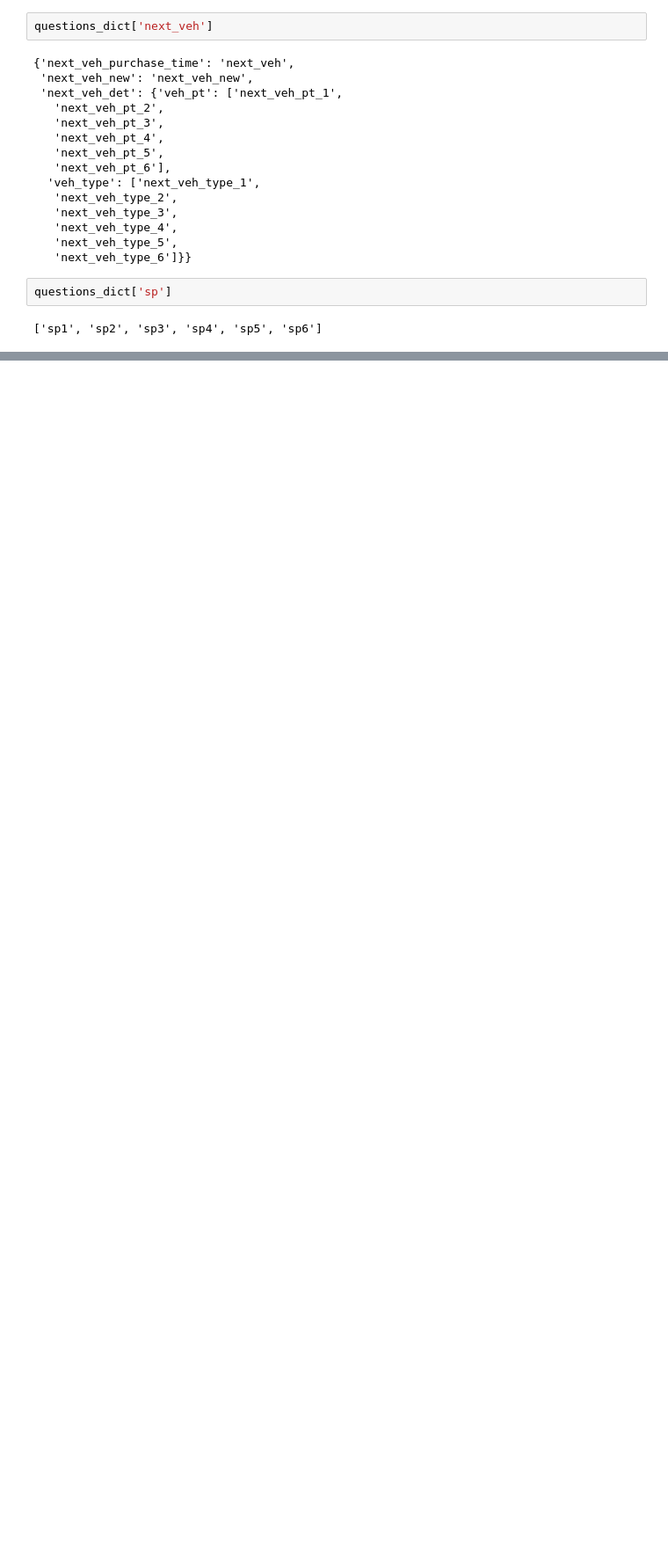
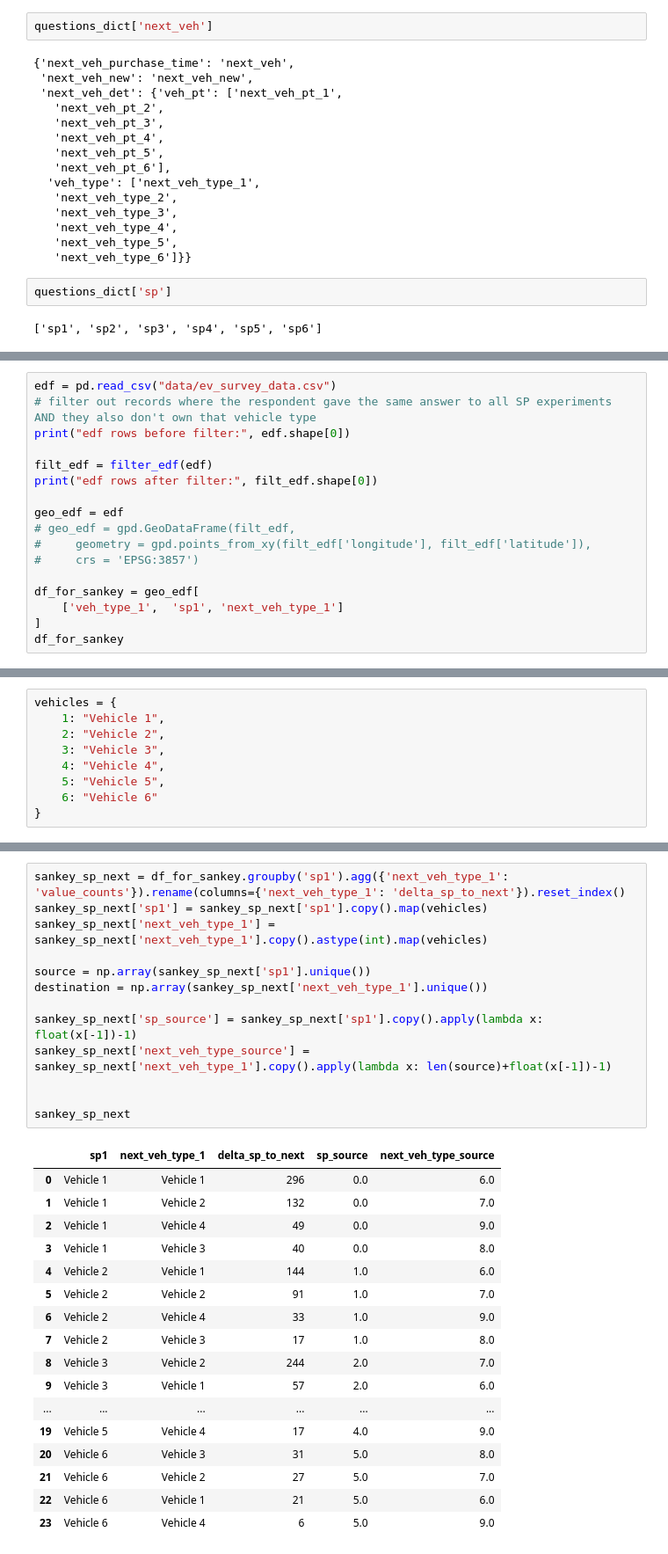
Before and after one commit to itssagunkarki/EV, a Jupyter notebook: test.ipynb, the cells around one changed output, grey strips where cells are left out. Shown at 88% size. Saved outputs shown, nothing was run; the diff lists cells and outputs as text; blank space fills up the shorter version.

Commit message:
sankey

```diff
--- a/test.ipynb
+++ b/test.ipynb
@@ -749,0 +736,17 @@ fig.show()
+# %%
+edf = pd.read_csv("data/ev_survey_data.csv")
+# filter out records where the respondent gave the same answer to all SP experiments AND they also don't own that vehicle type
+print("edf rows before filter:", edf.shape[0])
+
+filt_edf = filter_edf(edf)
+print("edf rows after filter:", filt_edf.shape[0])
+
+geo_edf = edf
+# geo_edf = gpd.GeoDataFrame(filt_edf,
+#     geometry = gpd.points_from_xy(filt_edf['longitude'], filt_edf['latitude']),
+#     crs = 'EPSG:3857')
+
+df_for_sankey = geo_edf[
+    ['veh_type_1',  'sp1', 'next_veh_type_1']
+]
+df_for_sankey
@@ -749,0 +769,9 @@ fig.show()
+# %%
+vehicles = {
+    1: "Vehicle 1",
+    2: "Vehicle 2",
+    3: "Vehicle 3",
+    4: "Vehicle 4",
+    5: "Vehicle 5",
+    6: "Vehicle 6"
+}
@@ -749,0 +800,31 @@ fig.show()
+# %%
+sankey_sp_next = df_for_sankey.groupby('sp1').agg({'next_veh_type_1': 'value_counts'}).rename(columns={'next_veh_type_1': 'delta_sp_to_next'}).reset_index()
+sankey_sp_next['sp1'] = sankey_sp_next['sp1'].copy().map(vehicles)
+sankey_sp_next['next_veh_type_1'] = sankey_sp_next['next_veh_type_1'].copy().astype(int).map(vehicles)
+
+source = np.array(sankey_sp_next['sp1'].unique())
+destination = np.array(sankey_sp_next['next_veh_type_1'].unique())
+
+sankey_sp_next['sp_source'] = sankey_sp_next['sp1'].copy().apply(lambda x: float(x[-1])-1)
+sankey_sp_next['next_veh_type_source'] = sankey_sp_next['next_veh_type_1'].copy().apply(lambda x: len(source)+float(x[-1])-1)
+
+
+sankey_sp_next
+# %% [output]
+|  | sp1 | next_veh_type_1 | delta_sp_to_next | sp_source | next_veh_type_source |
+| 0 | Vehicle 1 | Vehicle 1 | 296 | 0.0 | 6.0 |
+| 1 | Vehicle 1 | Vehicle 2 | 132 | 0.0 | 7.0 |
+| 2 | Vehicle 1 | Vehicle 4 | 49 | 0.0 | 9.0 |
+| 3 | Vehicle 1 | Vehicle 3 | 40 | 0.0 | 8.0 |
+| 4 | Vehicle 2 | Vehicle 1 | 144 | 1.0 | 6.0 |
+| 5 | Vehicle 2 | Vehicle 2 | 91 | 1.0 | 7.0 |
+| 6 | Vehicle 2 | Vehicle 4 | 33 | 1.0 | 9.0 |
+| 7 | Vehicle 2 | Vehicle 3 | 17 | 1.0 | 8.0 |
+| 8 | Vehicle 3 | Vehicle 2 | 244 | 2.0 | 7.0 |
+| 9 | Vehicle 3 | Vehicle 1 | 57 | 2.0 | 6.0 |
+| ... | ... | ... | ... | ... | ... |
+| 19 | Vehicle 5 | Vehicle 4 | 17 | 4.0 | 9.0 |
+| 20 | Vehicle 6 | Vehicle 3 | 31 | 5.0 | 8.0 |
+| 21 | Vehicle 6 | Vehicle 2 | 27 | 5.0 | 7.0 |
+| 22 | Vehicle 6 | Vehicle 1 | 21 | 5.0 | 6.0 |
+| 23 | Vehicle 6 | Vehicle 4 | 6 | 5.0 | 9.0 |
```
Also changed, not shown: parts of 9 cells of this notebook.
